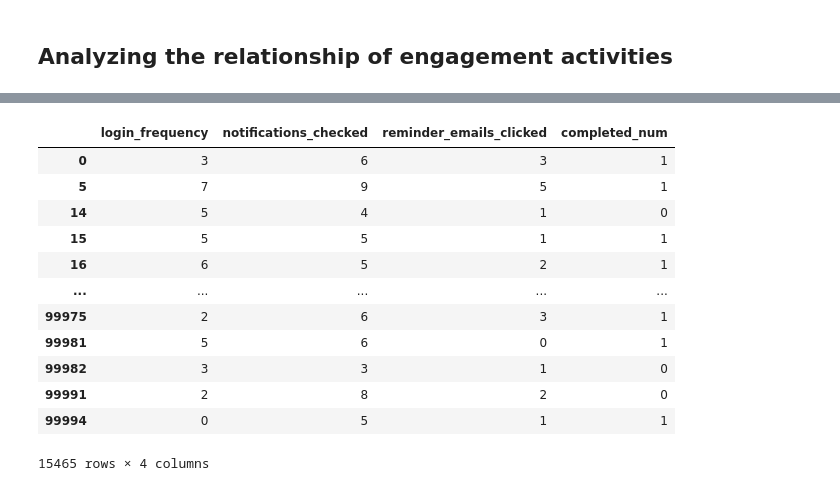
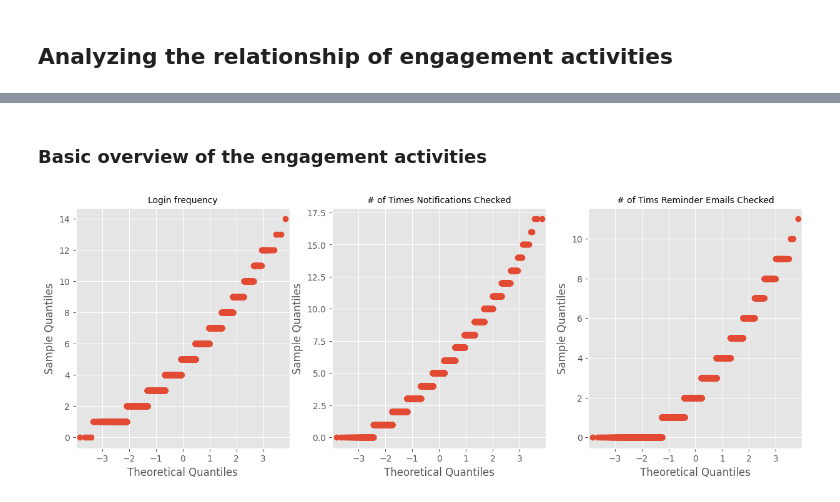
Before and after one commit to boredanalyst/Predicting-Course-Completion-Using-Student-Engagement, a Jupyter notebook: student-engagement-vs-course-completion.ipynb, the cells around one changed output, grey strips where cells are left out. Cells and saved outputs as stored; diff of their text form; code cells hidden in the pictures.

Commit message:
Kaggle Notebook | Student Engagement vs Course Completion | Version 5

```diff
--- a/student-engagement-vs-course-completion.ipynb
+++ b/student-engagement-vs-course-completion.ipynb
@@ -320,19 +300,6 @@ memory usage: 2.5+ MB
+# %% [markdown]
+### Basic overview of the engagement activities ###
 # %%
 ## plotting the columns for engagemnet activities
 
 data_df = df[["login_frequency","notifications_checked","reminder_emails_clicked","completed_num"]]
-data_df
-# %% [output]
-|  | login_frequency | notifications_checked | reminder_emails_clicked | completed_num |
-| 0 | 3 | 6 | 3 | 1 |
-| 5 | 7 | 9 | 5 | 1 |
-| 14 | 5 | 4 | 1 | 0 |
-| 15 | 5 | 5 | 1 | 1 |
-| 16 | 6 | 5 | 2 | 1 |
-| ... | ... | ... | ... | ... |
-| 99975 | 2 | 6 | 3 | 1 |
-| 99981 | 5 | 6 | 0 | 1 |
-| 99982 | 3 | 3 | 1 | 0 |
-| 99991 | 2 | 8 | 2 | 0 |
-| 99994 | 0 | 5 | 1 | 1 |
-15465 rows × 4 columns
@@ -340,0 +306,23 @@ data_df
+# %%
+## plotting qqplots
+
+data_login = df["login_frequency"]
+data_notif = df["notifications_checked"]
+data_email = df["reminder_emails_clicked"]
+
+## plotting the qqplots
+
+fig, axes = plt.subplots(1,3, figsize=(15,5))
+
+sm.qqplot(data_login, ax=axes[0])
+axes[0].set_title("Login frequency", size=10)
+
+sm.qqplot(data_notif, ax=axes[1])
+axes[1].set_title("# of Times Notifications Checked", size=10)
+
+sm.qqplot(data_email, ax=axes[2])
+axes[2].set_title("# of Tims Reminder Emails Checked", size=10)
+
+plt.show()
+# %% [output]
+[figure, added]
```
Also changed, not shown: parts of 3 cells of this notebook.
